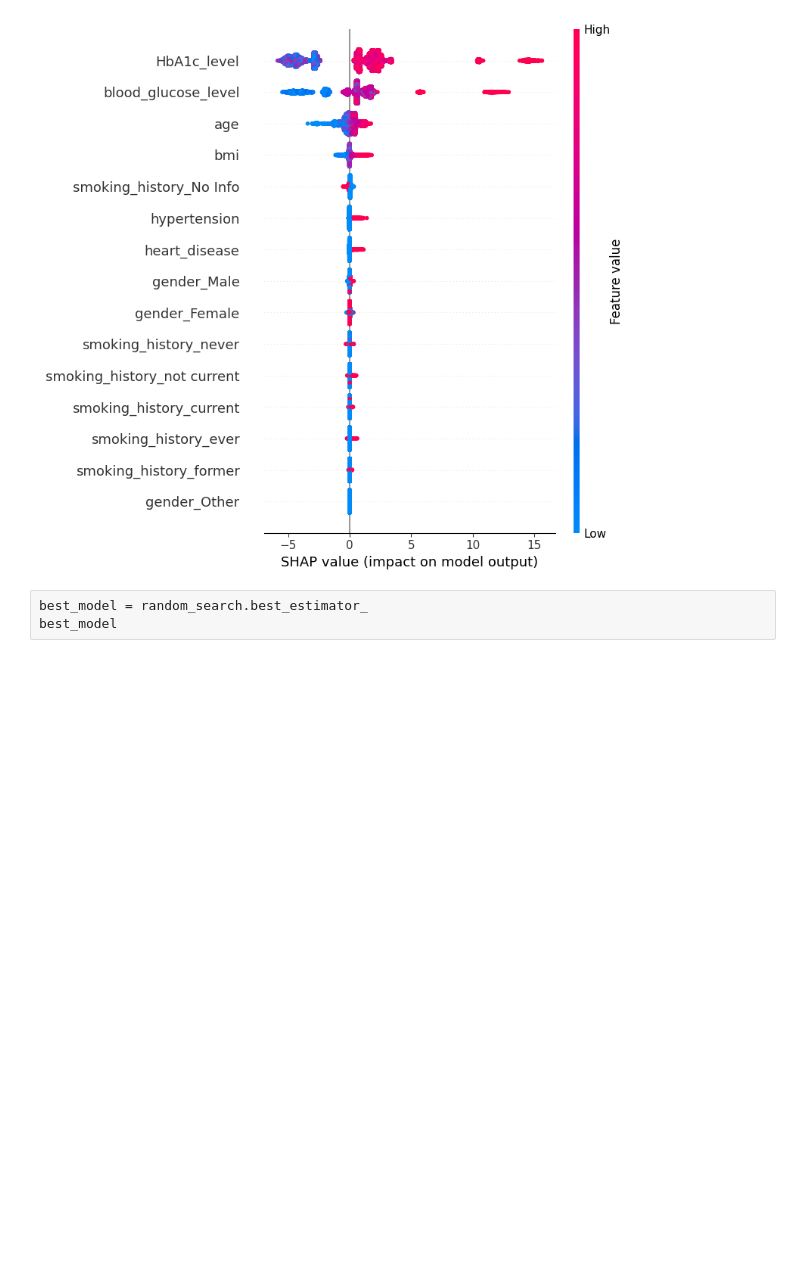
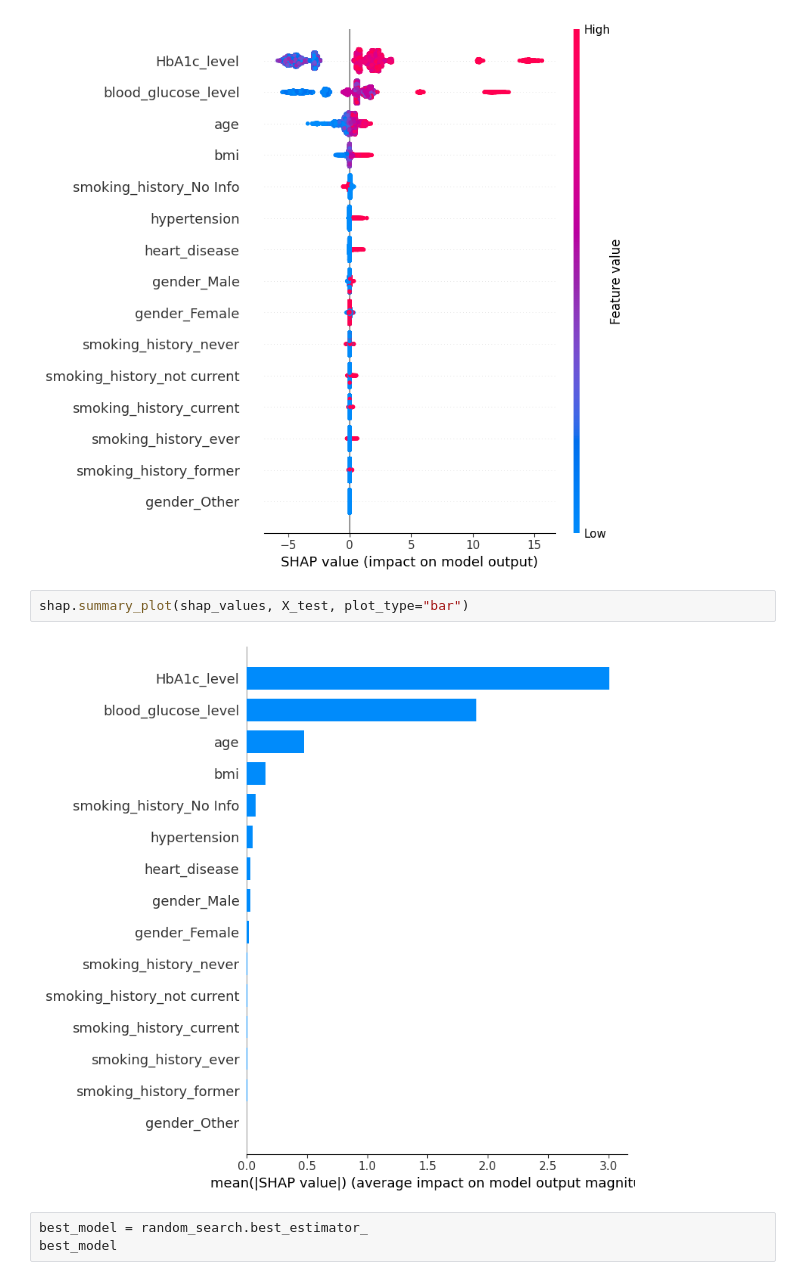
Before and after one commit to rasulbekdeveloper907/MY_PORTFOLIO, a Jupyter notebook: DIABETES_PREDICTION/Diabetes_Prediction.ipynb, the cells around one changed output. Cells and saved outputs as stored; diff of their text form; blank space fills up the shorter version.

```diff
--- a/DIABETES_PREDICTION/Diabetes_Prediction.ipynb
+++ b/DIABETES_PREDICTION/Diabetes_Prediction.ipynb
@@ -954,6 +1023,10 @@ And if memory is not enough, you can set `force_col_wise=true`.
 [LightGBM] [Info] [binary:BoostFromScore]: pavg=0.084900 -> initscore=-2.377559
 [LightGBM] [Info] Start training from score -2.377559
 [figure]
+# %%
+shap.summary_plot(shap_values, X_test, plot_type="bar")
+# %% [output]
+[figure, added]
 # %%
 best_model = random_search.best_estimator_
 best_model
```
Also changed, not shown: parts of 5 cells of this notebook.
